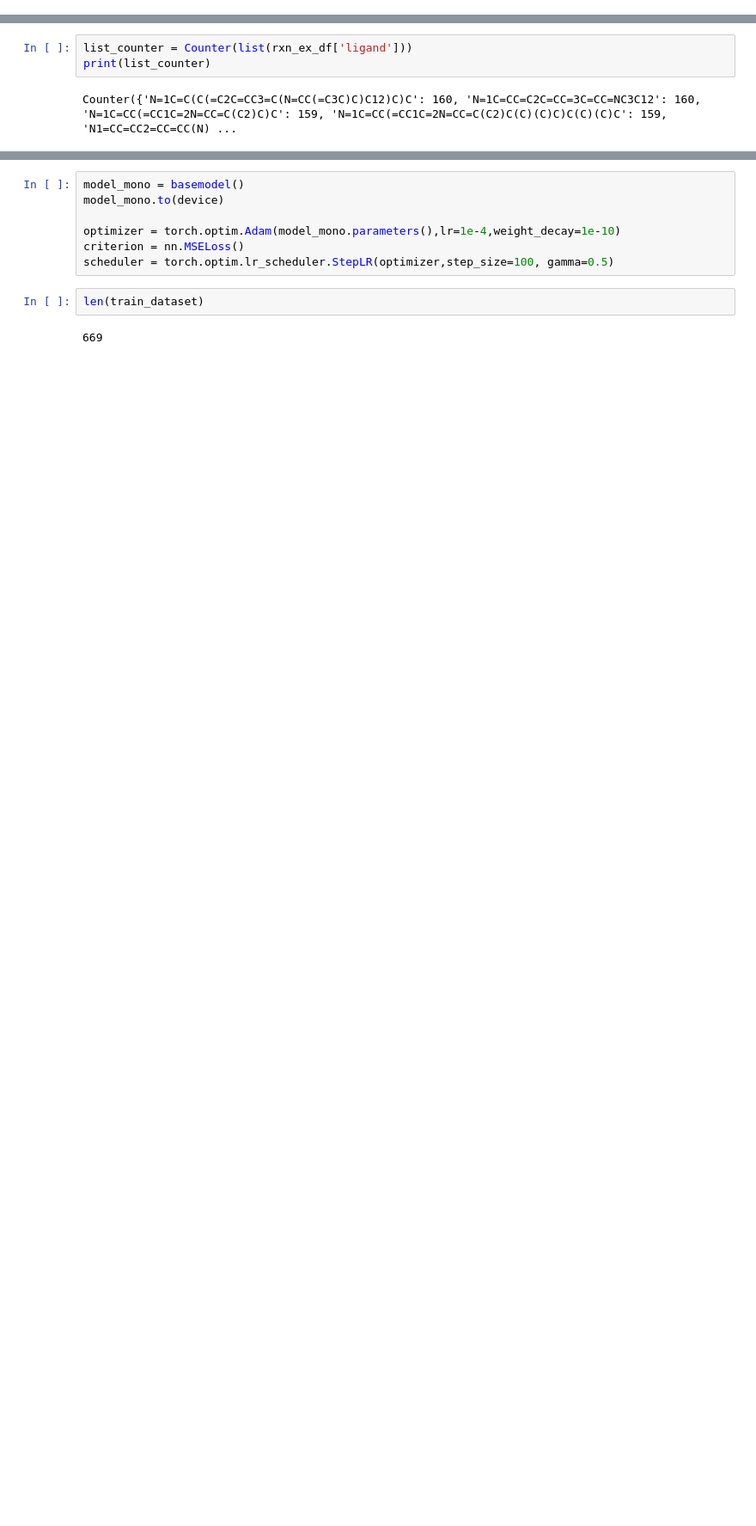
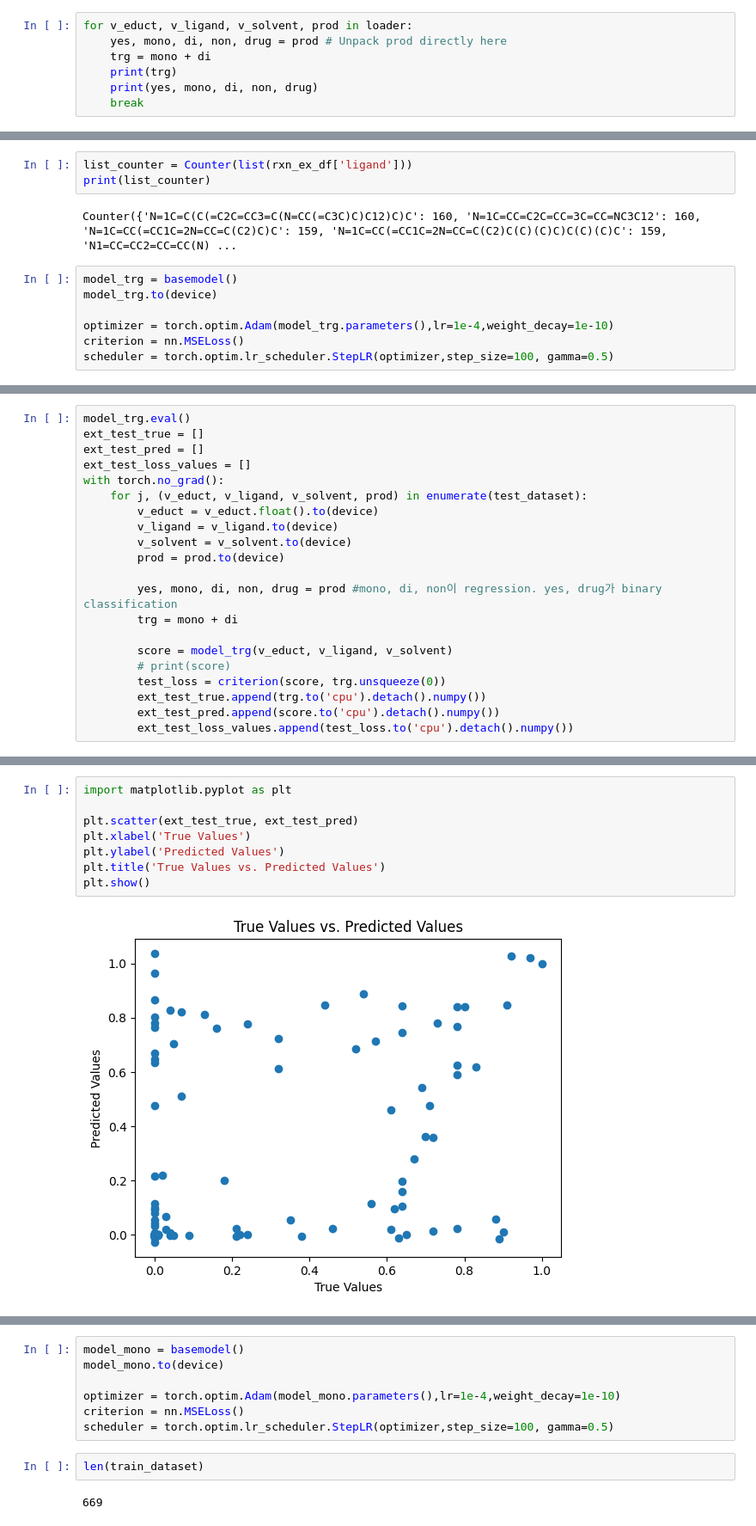
Before and after one commit to chltjs1921/2024_modeling_practice, a Jupyter notebook: dataset.ipynb, the cells around one changed output, grey strips where cells are left out. Shown: that part at 86% size. Saved outputs shown, nothing was run; the diff lists cells and outputs as text; blank space fills up the shorter version.

```diff
--- a/dataset.ipynb
+++ b/dataset.ipynb
@@ -319,0 +328,7 @@ tensor(0.) tensor(0.) tensor(0.) tensor(1.) tensor(0.)
+# %%
+for v_educt, v_ligand, v_solvent, prod in loader:
+    yes, mono, di, non, drug = prod # Unpack prod directly here
+    trg = mono + di
+    print(trg)
+    print(yes, mono, di, non, drug)
+    break
@@ -467,3 +485,10 @@ list_counter = Counter(list(rxn_ex_df['ligand']))
 print(list_counter)
 # %% [output]
 Counter({'N=1C=C(C(=C2C=CC3=C(N=CC(=C3C)C)C12)C)C': 160, 'N=1C=CC=C2C=CC=3C=CC=NC3C12': 160, 'N=1C=CC(=CC1C=2N=CC=C(C2)C)C': 159, 'N=1C=CC(=CC1C=2N=CC=C(C2)C(C)(C)C)C(C)(C)C': 159, 'N1=CC=CC2=CC=CC(N) ...
+# %%
+model_trg = basemodel()
+model_trg.to(device)
+
+optimizer = torch.optim.Adam(model_trg.parameters(),lr=1e-4,weight_decay=1e-10)
+criterion = nn.MSELoss()
+scheduler = torch.optim.lr_scheduler.StepLR(optimizer,step_size=100, gamma=0.5)
@@ -469,0 +573,21 @@ Counter({'N=1C=C(C(=C2C=CC3=C(N=CC(=C3C)C)C12)C)C': 160, 'N=1C=CC=C2C=CC=3C=CC=N
+# %%
+model_trg.eval()
+ext_test_true = []
+ext_test_pred = []
+ext_test_loss_values = []
+with torch.no_grad():
+    for j, (v_educt, v_ligand, v_solvent, prod) in enumerate(test_dataset):
+        v_educt = v_educt.float().to(device)
+        v_ligand = v_ligand.to(device)
+        v_solvent = v_solvent.to(device)
+        prod = prod.to(device)
+
+        yes, mono, di, non, drug = prod #mono, di, non이 regression. yes, drug가 binary classification
+        trg = mono + di
+
+        score = model_trg(v_educt, v_ligand, v_solvent)
+        # print(score)
+        test_loss = criterion(score, trg.unsqueeze(0))
+        ext_test_true.append(trg.to('cpu').detach().numpy())
+        ext_test_pred.append(score.to('cpu').detach().numpy())
+        ext_test_loss_values.append(test_loss.to('cpu').detach().numpy())
@@ -469,0 +602,10 @@ Counter({'N=1C=C(C(=C2C=CC3=C(N=CC(=C3C)C)C12)C)C': 160, 'N=1C=CC=C2C=CC=3C=CC=N
+# %%
+import matplotlib.pyplot as plt
+
+plt.scatter(ext_test_true, ext_test_pred)
+plt.xlabel('True Values')
+plt.ylabel('Predicted Values')
+plt.title('True Values vs. Predicted Values')
+plt.show()
+# %% [output]
+[figure, added]
```
Also changed, not shown: parts of 9 cells of this notebook.
